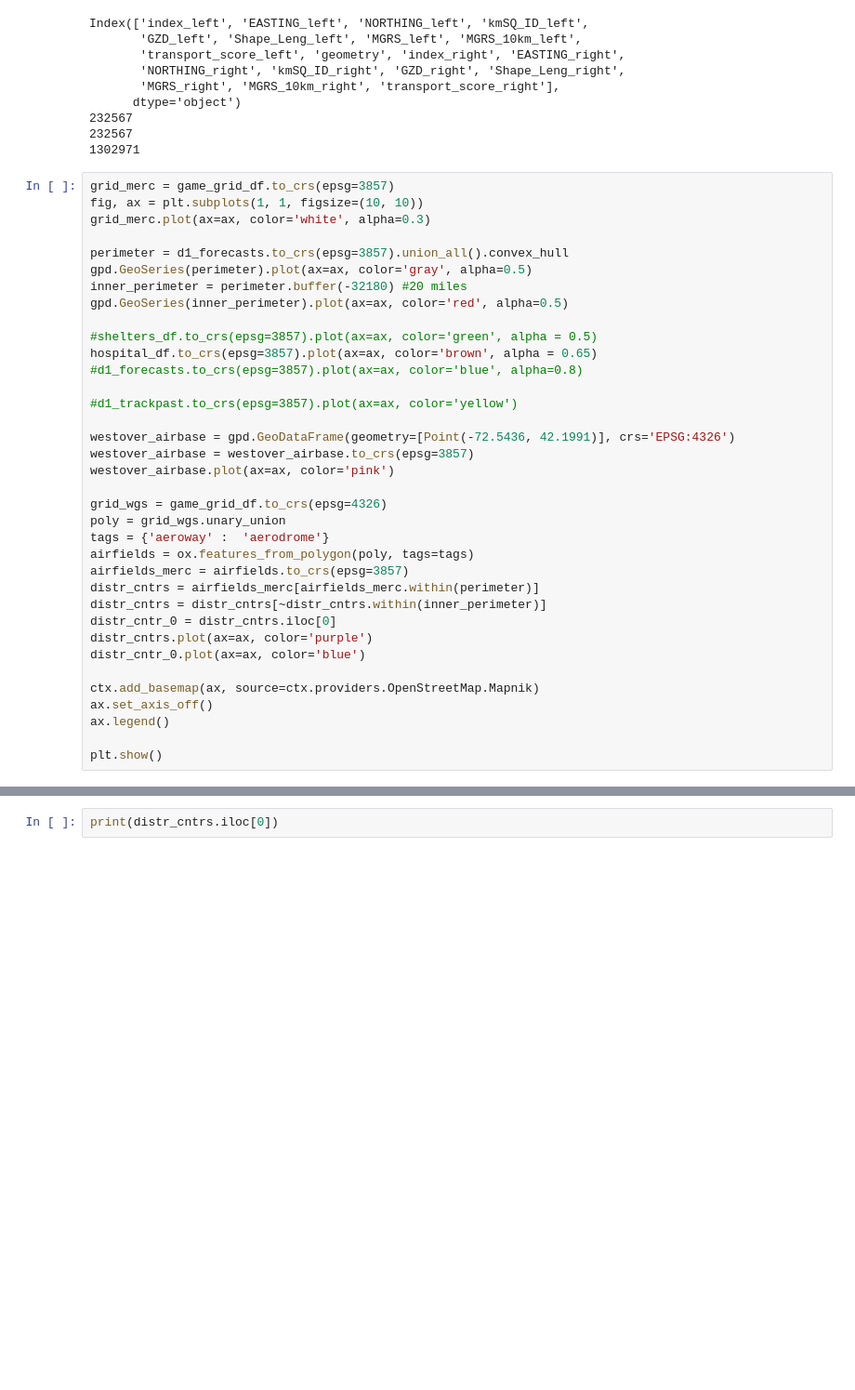
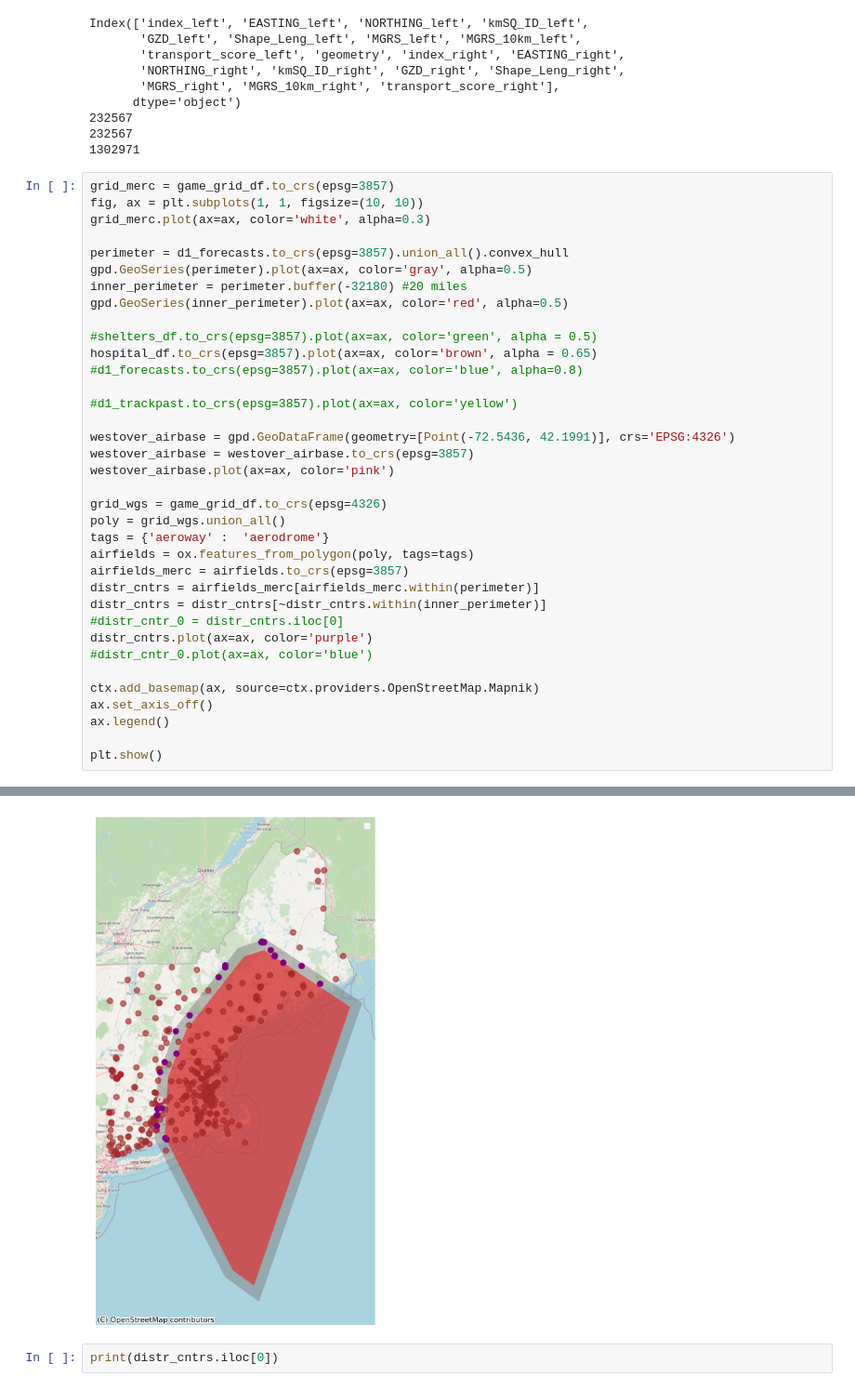
Before and after one commit to bwsi-hadr-2025-final-project/Logistics, a Jupyter notebook: src/Notebook 1.ipynb, the cells around one changed output, grey strips where cells are left out. Shown at 93% size. Drawn from its saved outputs; the diff is of its cells as text; blank space fills up the shorter version.

```diff
--- a/src/Notebook 1.ipynb
+++ b/src/Notebook 1.ipynb
@@ -200,18 +200,19 @@ westover_airbase = westover_airbase.to_crs(epsg=3857)
 westover_airbase.plot(ax=ax, color='pink')
 
 grid_wgs = game_grid_df.to_crs(epsg=4326)
-poly = grid_wgs.unary_union
+poly = grid_wgs.union_all()
 tags = {'aeroway' :  'aerodrome'}
 airfields = ox.features_from_polygon(poly, tags=tags)
 airfields_merc = airfields.to_crs(epsg=3857)
 distr_cntrs = airfields_merc[airfields_merc.within(perimeter)]
 distr_cntrs = distr_cntrs[~distr_cntrs.within(inner_perimeter)]
-distr_cntr_0 = distr_cntrs.iloc[0]
+#distr_cntr_0 = distr_cntrs.iloc[0]
 distr_cntrs.plot(ax=ax, color='purple')
-distr_cntr_0.plot(ax=ax, color='blue')
+#distr_cntr_0.plot(ax=ax, color='blue')
 
 ctx.add_basemap(ax, source=ctx.providers.OpenStreetMap.Mapnik)
 ax.set_axis_off()
 ax.legend()
 
 plt.show()
+# %% [output]
@@ -218,3 +220,4 @@ plt.show()
+[figure, added]
 # %%
 print(distr_cntrs.iloc[0])
 # %% [output]
```
Also changed, not shown: parts of 3 cells of this notebook, 1 other file.
